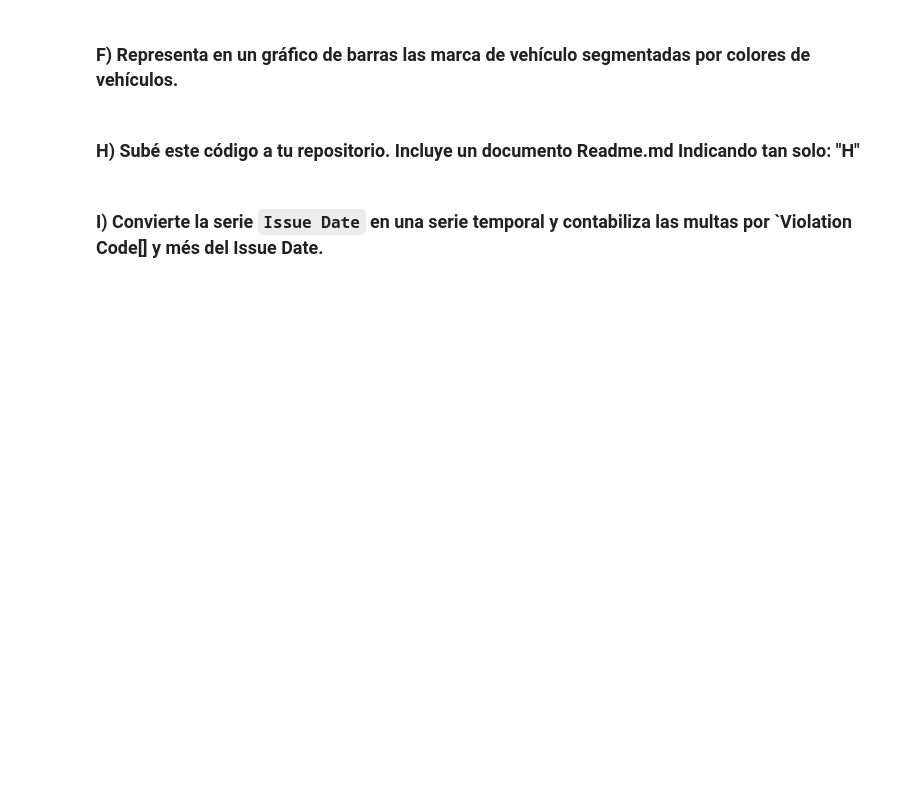
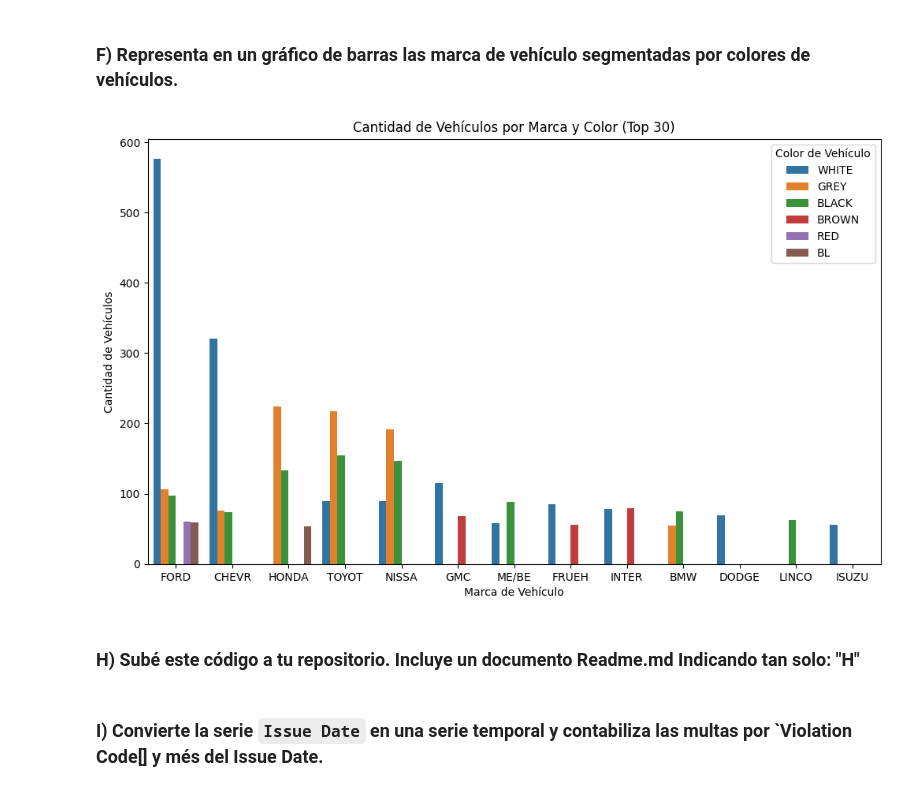
Before and after one commit to santiagohdq/proyectopandas, a Jupyter notebook: ProyectoPandas_Github.ipynb, the cells around one changed output. Saved outputs shown, nothing was run; the diff lists cells and outputs as text; code cells hidden in the pictures; blank space fills up the shorter version.

```diff
--- a/ProyectoPandas_Github.ipynb
+++ b/ProyectoPandas_Github.ipynb
@@ -150,0 +180,11 @@ Name: count, Length: 96, dtype: int64
+# %%
+df1 = df1.dropna(subset=['Vehicle Color']) #Eliminando valores NaN de la serie Vehicle Color
+agrupar_colores= {
+    'WH':'WHITE', 'WITH':'WHITE', 'WHT':'WHITE', 'WT':'WHITE', 'WHI':'WHITE',
+    'BK':'BLACK', 'BLK':'BLACK', 'B':'BLACK', 'BRN':'BROWN',
+    'R':'RED', 'RD/':'RED', 'RD':'RED', 'YEL':'YELLOW', 'YELLO':'YELLOW',
+    'GY':'GREY', 'GY-GY':'GREY', 'GR':'GREEN', 'GRN':'GREEN'
+}
+df1['Vehicle Color'] = df1['Vehicle Color'].replace(agrupar_colores)
+
+print(df1['Vehicle Color'].unique())
@@ -151,5 +200,19 @@ Name: count, Length: 96, dtype: int64
 # %% [markdown]
 ### F) Representa en un gráfico de barras las marca de vehículo segmentadas por colores de vehículos.
+# %%
+count_vehic = df1.groupby(['Vehicle Make', 'Vehicle Color']).size().reset_index(name='Count') #Contar la cantidad de marcas de colores existentes en la serie
+top_color_vehic = count_vehic.nlargest(30, 'Count') #Para no saturar el gráfico mostaré solo los 30 colores más comunes
+
+plt.figure(figsize=(12, 7))
+sns.barplot(data=top_color_vehic, x='Vehicle Make', y='Count', hue='Vehicle Color') #Creando el gráfico con la librería Seaborn
+plt.title('Cantidad de Vehículos por Marca y Color (Top 30)')
+plt.xlabel('Marca de Vehículo')
+plt.ylabel('Cantidad de Vehículos')
+plt.legend(title='Color de Vehículo')
+
+plt.show()
+# %% [output]
+[figure, added]
 # %% [markdown]
 ### H) Subé este código a tu repositorio. Incluye un documento Readme.md Indicando tan solo: "H"
 # %% [markdown]
```
Also changed, not shown: parts of 4 cells of this notebook, 1 other file.
